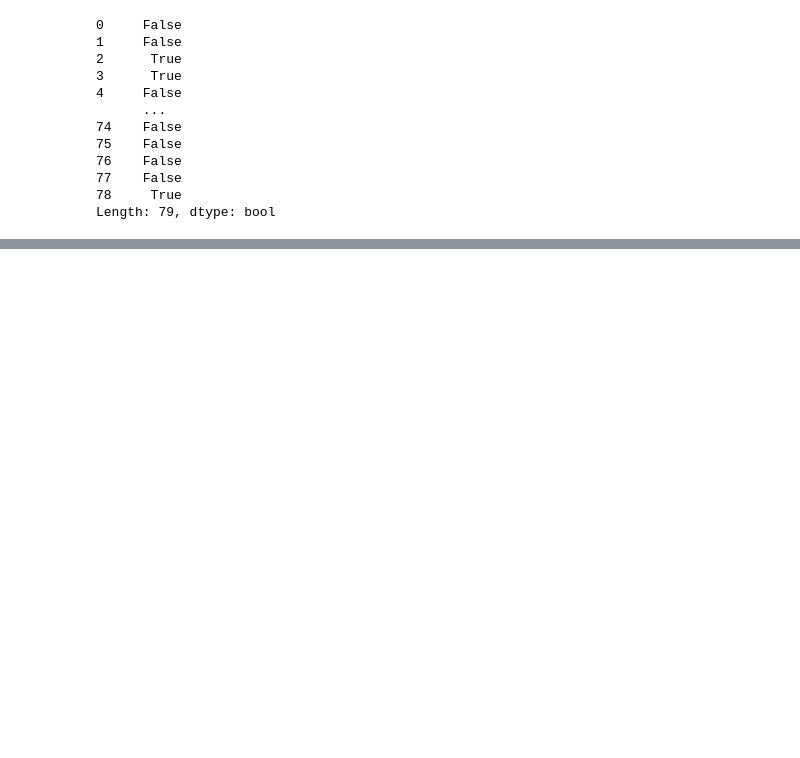
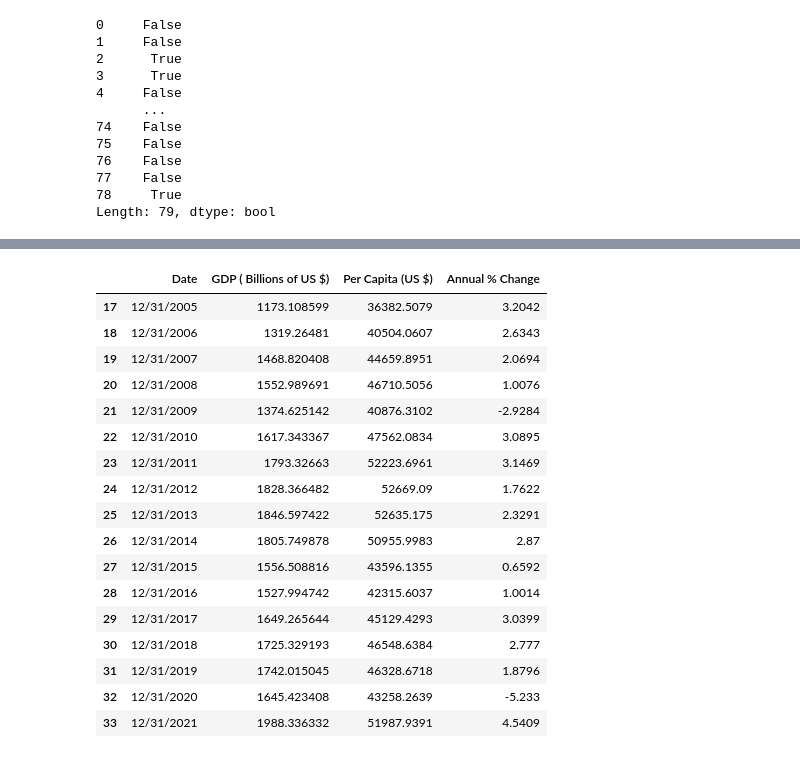
Before and after one commit to nishprojects/Capstone-RealEstateTrends, a Jupyter notebook: canada-gdp-gross-domestic-product1.ipynb, the cells around one changed output, grey strips where cells are left out. Cells and saved outputs as stored; diff of their text form; code cells hidden in the pictures; blank space fills up the shorter version.

```diff
--- a/canada-gdp-gross-domestic-product1.ipynb
+++ b/canada-gdp-gross-domestic-product1.ipynb
@@ -88,3 +88,6 @@ df
 | 75 | 12/31/2019 | 1742.015045 | 46328.6718 | 1.8796 |
 | 76 | 12/31/2020 | 1645.423408 | 43258.2639 | -5.233 |
 | 77 | 12/31/2021 | 1988.336332 | 51987.9391 | 4.5409 |
+# %%
+df.rename(columns = {'Macrotrends Data Download':'Date', 'data1': 'GDP ( Billions of US $)', 'data2' : 'Per Capita (US $)','data3':'Annual % Change'}, inplace = True)
+df
@@ -91,4 +112,4 @@ df
 # %%
-df = df.reset_index(drop =True)
-print(df.head())
+df.reset_index(drop=True, inplace=True)
+df
 # %% [output]
@@ -107,0 +133,22 @@ print(df.head())
+# %%
+df.drop(range(0,17), inplace=True)
+df
+# %% [output]
+|  | Date | GDP ( Billions of US $) | Per Capita (US $) | Annual % Change |
+| 17 | 12/31/2005 | 1173.108599 | 36382.5079 | 3.2042 |
+| 18 | 12/31/2006 | 1319.26481 | 40504.0607 | 2.6343 |
+| 19 | 12/31/2007 | 1468.820408 | 44659.8951 | 2.0694 |
+| 20 | 12/31/2008 | 1552.989691 | 46710.5056 | 1.0076 |
+| 21 | 12/31/2009 | 1374.625142 | 40876.3102 | -2.9284 |
+| 22 | 12/31/2010 | 1617.343367 | 47562.0834 | 3.0895 |
+| 23 | 12/31/2011 | 1793.32663 | 52223.6961 | 3.1469 |
+| 24 | 12/31/2012 | 1828.366482 | 52669.09 | 1.7622 |
+| 25 | 12/31/2013 | 1846.597422 | 52635.175 | 2.3291 |
+| 26 | 12/31/2014 | 1805.749878 | 50955.9983 | 2.87 |
+| 27 | 12/31/2015 | 1556.508816 | 43596.1355 | 0.6592 |
+| 28 | 12/31/2016 | 1527.994742 | 42315.6037 | 1.0014 |
+| 29 | 12/31/2017 | 1649.265644 | 45129.4293 | 3.0399 |
+| 30 | 12/31/2018 | 1725.329193 | 46548.6384 | 2.777 |
+| 31 | 12/31/2019 | 1742.015045 | 46328.6718 | 1.8796 |
+| 32 | 12/31/2020 | 1645.423408 | 43258.2639 | -5.233 |
+| 33 | 12/31/2021 | 1988.336332 | 51987.9391 | 4.5409 |
```
Also changed, not shown: parts of 11 cells of this notebook.
